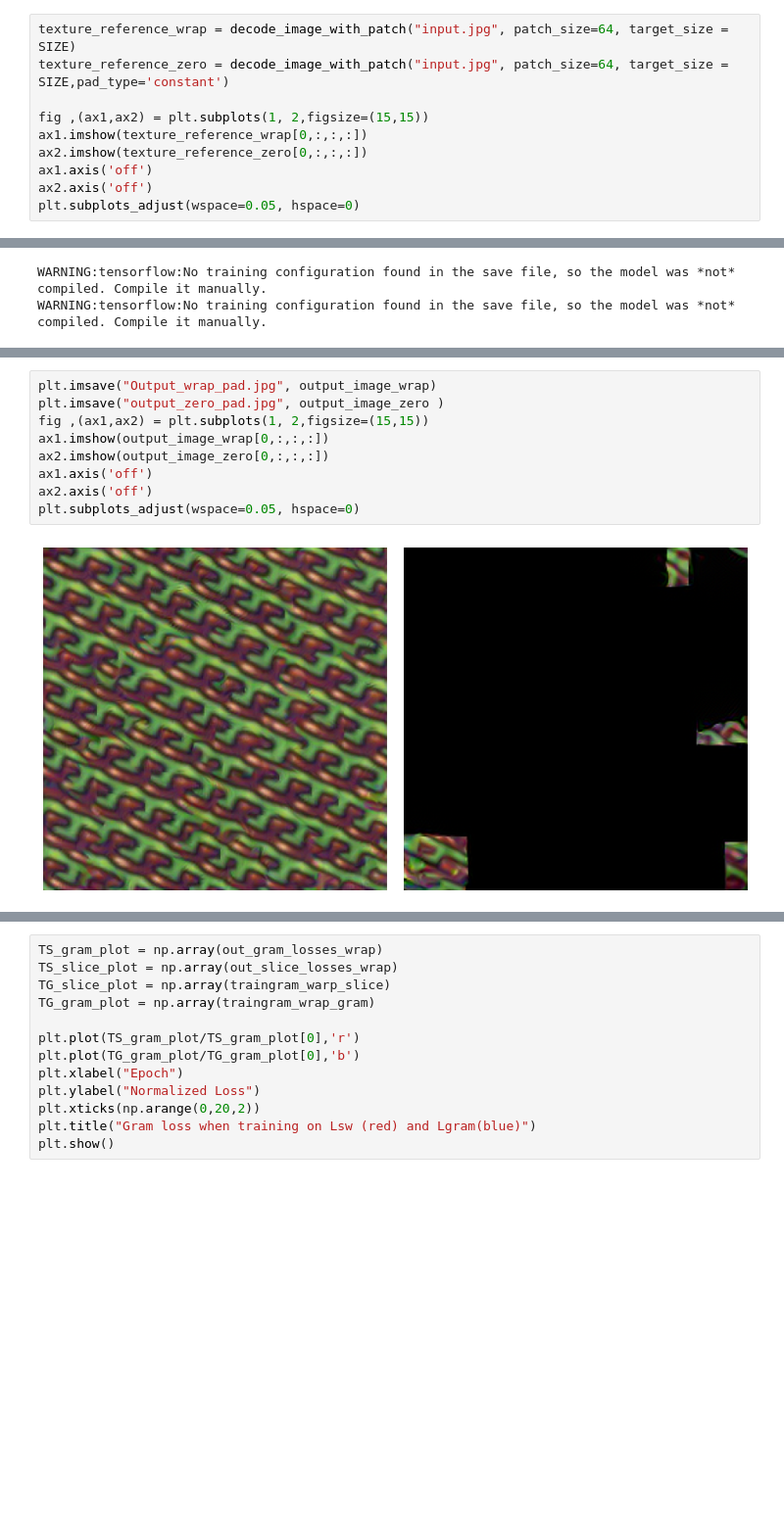
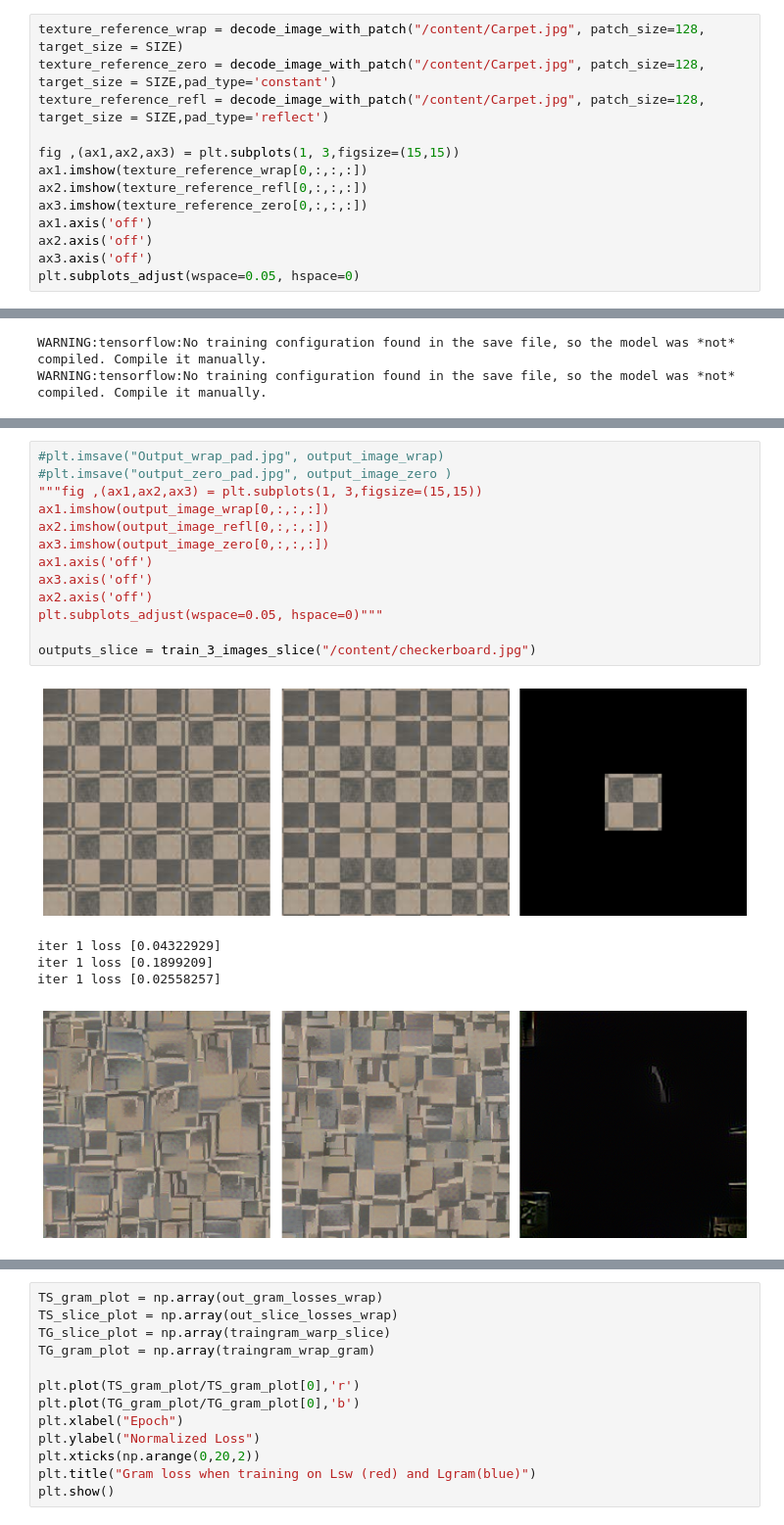
Before and after one commit to kyle-gao/A-Sliced-Wasserstein-Loss-for-Neural-Texture-Synthesis, a Jupyter notebook: SWL_TextureSynthesis_New_tag.ipynb, the cells around one changed output, grey strips where cells are left out. Shown at 98% size. Cells and saved outputs as stored; diff of their text form; blank space fills up the shorter version.

```diff
--- a/SWL_TextureSynthesis_New_tag.ipynb
+++ b/SWL_TextureSynthesis_New_tag.ipynb
@@ -277,13 +283,16 @@ def decode_image_with_patch(path, patch_size= 32, target_size = SIZE, pad_type =
 
     return img[None]
 # %%
-texture_reference_wrap = decode_image_with_patch("input.jpg", patch_size=64, target_size = SIZE)
-texture_reference_zero = decode_image_with_patch("input.jpg", patch_size=64, target_size = SIZE,pad_type='constant')
+texture_reference_wrap = decode_image_with_patch("/content/Carpet.jpg", patch_size=128, target_size = SIZE)
+texture_reference_zero = decode_image_with_patch("/content/Carpet.jpg", patch_size=128, target_size = SIZE,pad_type='constant')
+texture_reference_refl = decode_image_with_patch("/content/Carpet.jpg", patch_size=128, target_size = SIZE,pad_type='reflect')
 
-fig ,(ax1,ax2) = plt.subplots(1, 2,figsize=(15,15))
+fig ,(ax1,ax2,ax3) = plt.subplots(1, 3,figsize=(15,15))
 ax1.imshow(texture_reference_wrap[0,:,:,:])
-ax2.imshow(texture_reference_zero[0,:,:,:])
+ax2.imshow(texture_reference_refl[0,:,:,:])
+ax3.imshow(texture_reference_zero[0,:,:,:])
 ax1.axis('off')
 ax2.axis('off')
+ax3.axis('off')
 plt.subplots_adjust(wspace=0.05, hspace=0)
 # %% [output]
@@ -377,11 +435,19 @@ iter 20 loss [0.04946988]
 # %%
-plt.imsave("Output_wrap_pad.jpg", output_image_wrap)
-plt.imsave("output_zero_pad.jpg", output_image_zero )
-fig ,(ax1,ax2) = plt.subplots(1, 2,figsize=(15,15))
+#plt.imsave("Output_wrap_pad.jpg", output_image_wrap)
+#plt.imsave("output_zero_pad.jpg", output_image_zero )
+"""fig ,(ax1,ax2,ax3) = plt.subplots(1, 3,figsize=(15,15))
 ax1.imshow(output_image_wrap[0,:,:,:])
-ax2.imshow(output_image_zero[0,:,:,:])
+ax2.imshow(output_image_refl[0,:,:,:])
+ax3.imshow(output_image_zero[0,:,:,:])
 ax1.axis('off')
+ax3.axis('off')
 ax2.axis('off')
-plt.subplots_adjust(wspace=0.05, hspace=0)
+plt.subplots_adjust(wspace=0.05, hspace=0)"""
+
+outputs_slice = train_3_images_slice("/content/checkerboard.jpg")
 # %% [output]
-[figure, old version]
+[figure, new version]
+iter 1 loss [0.04322929]
+iter 1 loss [0.1899209]
+iter 1 loss [0.02558257]
+[figure, added]
```
Also changed, not shown: parts of 19 cells of this notebook.
